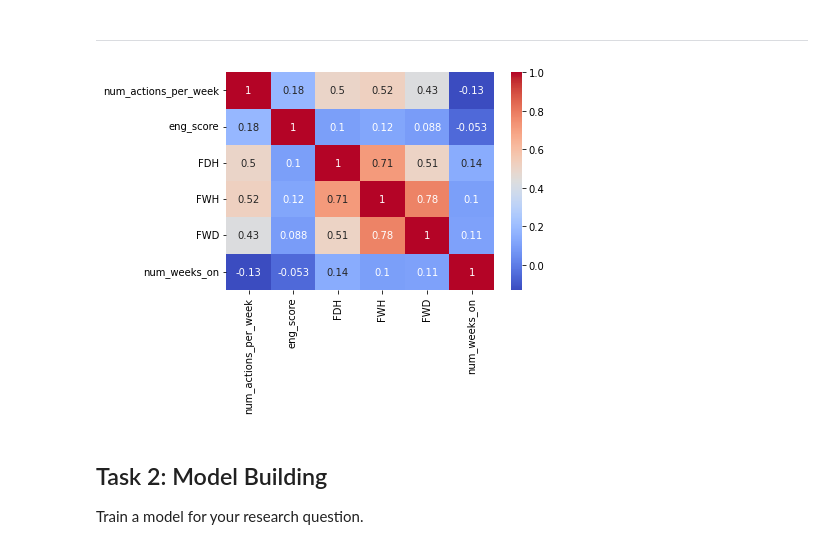
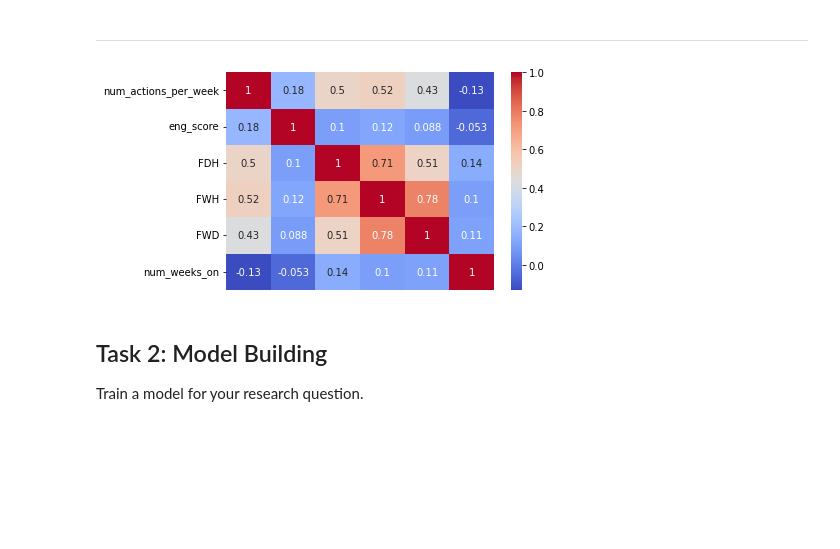
Before and after one commit to ML4BD/milestone-4-roguesgallery, a Jupyter notebook: notebooks/Milestone04/m4_lernnavi_342485.ipynb, the cells around one changed output. Saved outputs shown, nothing was run; the diff lists cells and outputs as text; code cells hidden in the pictures; blank space fills up the shorter version.

Commit message:
Figure adjustment

```diff
--- a/notebooks/Milestone04/m4_lernnavi_342485.ipynb
+++ b/notebooks/Milestone04/m4_lernnavi_342485.ipynb
@@ -740,15 +740,16 @@ tmp = pd.read_csv("{}/behavioural_features.csv.gz".format(DATA_DIR))
 # %%
 import seaborn as sns
 
 
 #sns.set(rc = {'figure.figsize':(16,8)})
 ax = sns.heatmap(tmp.drop(['user_id', 'week', 'validated'], axis=1).corr(),
                  annot = True,
                  fmt='.2g',
-                 cmap= 'coolwarm')
+                 cmap= 'coolwarm',
+                 xticklabels=False)
 ax.get_figure().savefig(FIG_DIR + 'feature_corr.jpg')
 # %% [output]
-[figure, old version]
+[figure, new version]
 # %%
 sns.reset_orig()
 # %% [markdown]
```
